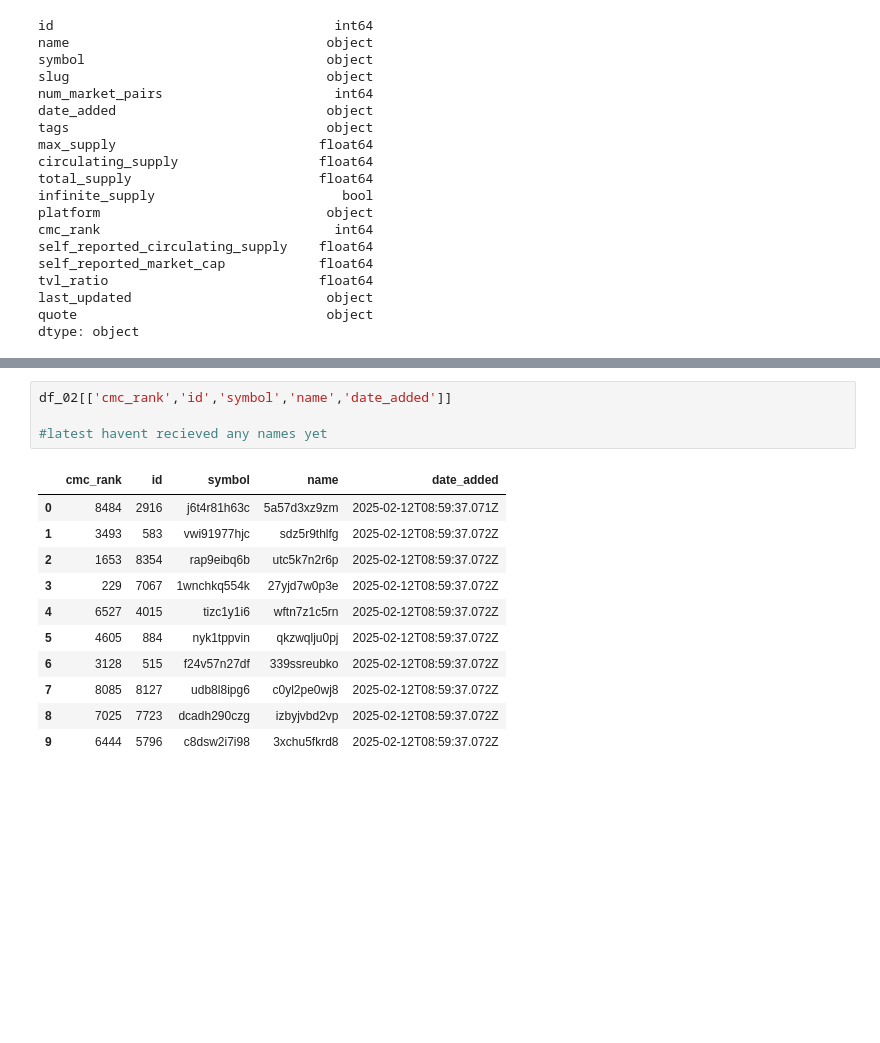
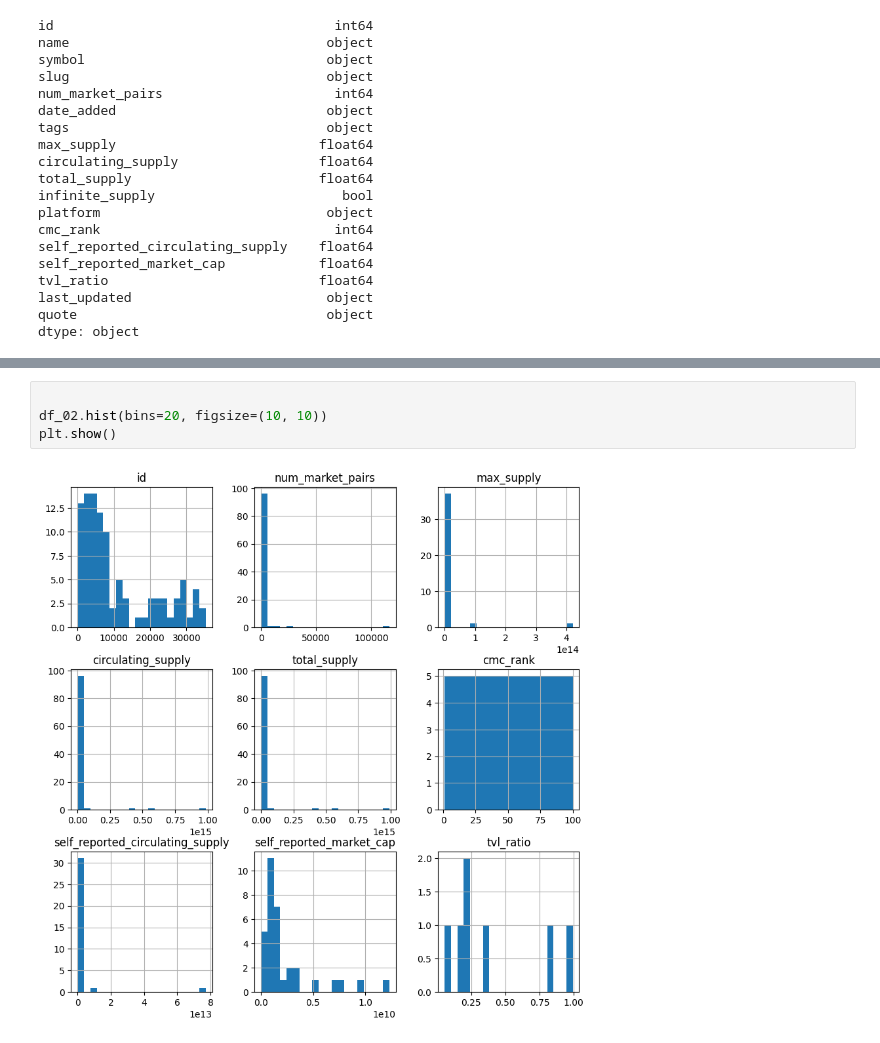
Before and after one commit to ZYusuff/streaming_crypto_group_9, a Jupyter notebook: Explorations/Niclas_eda.ipynb, the cells around one changed output, grey strips where cells are left out. Drawn from its saved outputs; the diff is of its cells as text; blank space fills up the shorter version.

```diff
--- a/Explorations/Niclas_eda.ipynb
+++ b/Explorations/Niclas_eda.ipynb
@@ -312,16 +268,6 @@ df_02.describe()
-# %%
-df_02[['cmc_rank','id','symbol','name','date_added']]
-
-#latest havent recieved any names yet
-# %% [output]
-|  | cmc_rank | id | symbol | name | date_added |
-| 0 | 8484 | 2916 | j6t4r81h63c | 5a57d3xz9zm | 2025-02-12T08:59:37.071Z |
-| 1 | 3493 | 583 | vwi91977hjc | sdz5r9thlfg | 2025-02-12T08:59:37.072Z |
-| 2 | 1653 | 8354 | rap9eibq6b | utc5k7n2r6p | 2025-02-12T08:59:37.072Z |
-| 3 | 229 | 7067 | 1wnchkq554k | 27yjd7w0p3e | 2025-02-12T08:59:37.072Z |
-| 4 | 6527 | 4015 | tizc1y1i6 | wftn7z1c5rn | 2025-02-12T08:59:37.072Z |
-| 5 | 4605 | 884 | nyk1tppvin | qkzwqlju0pj | 2025-02-12T08:59:37.072Z |
-| 6 | 3128 | 515 | f24v57n27df | 339ssreubko | 2025-02-12T08:59:37.072Z |
-| 7 | 8085 | 8127 | udb8l8ipg6 | c0yl2pe0wj8 | 2025-02-12T08:59:37.072Z |
-| 8 | 7025 | 7723 | dcadh290czg | izbyjvbd2vp | 2025-02-12T08:59:37.072Z |
-| 9 | 6444 | 5796 | c8dsw2i7i98 | 3xchu5fkrd8 | 2025-02-12T08:59:37.072Z |
+# %%
+
+df_02.hist(bins=20, figsize=(10, 10))
+plt.show()
+# %% [output]
+[figure, added]
```
Also changed, not shown: parts of 22 cells of this notebook, 6 other files.
